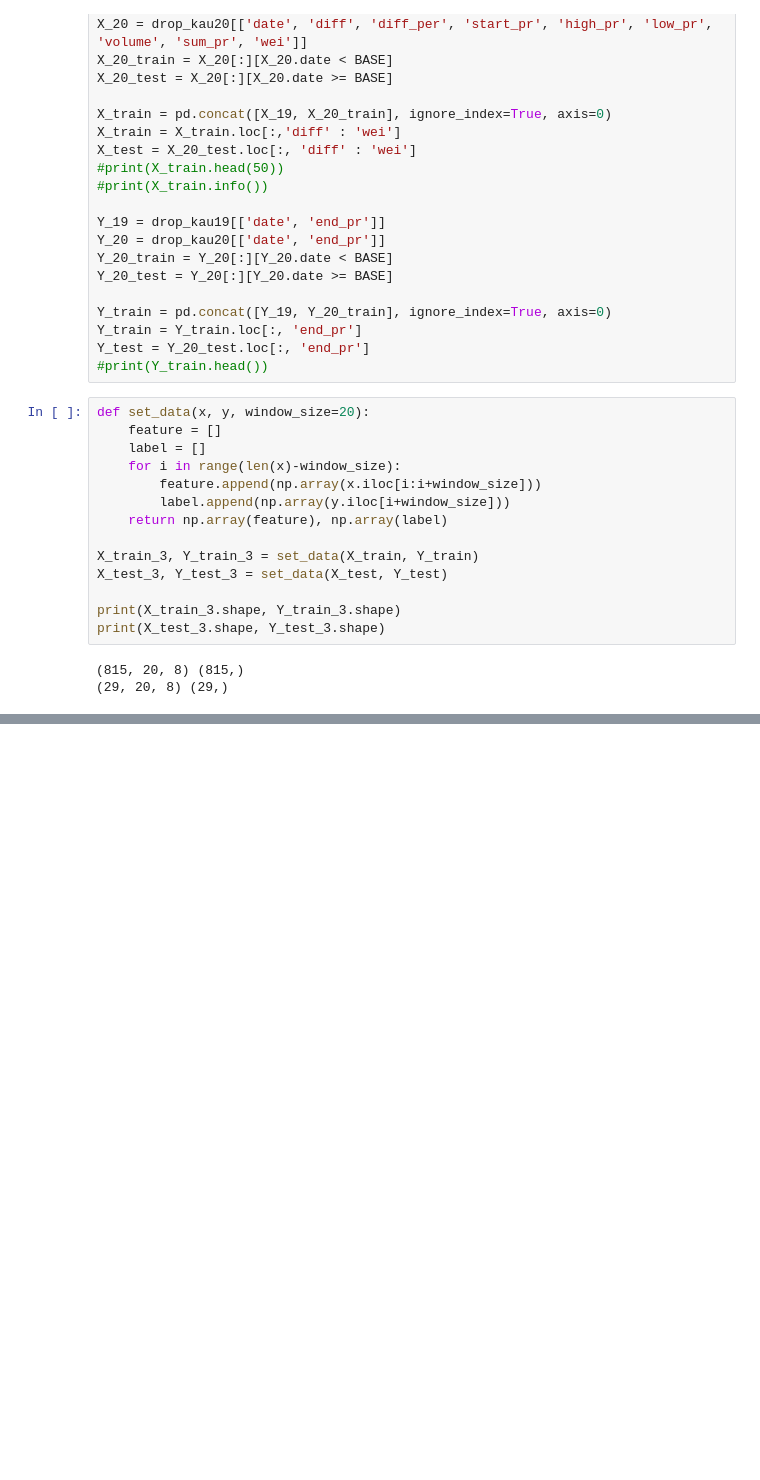
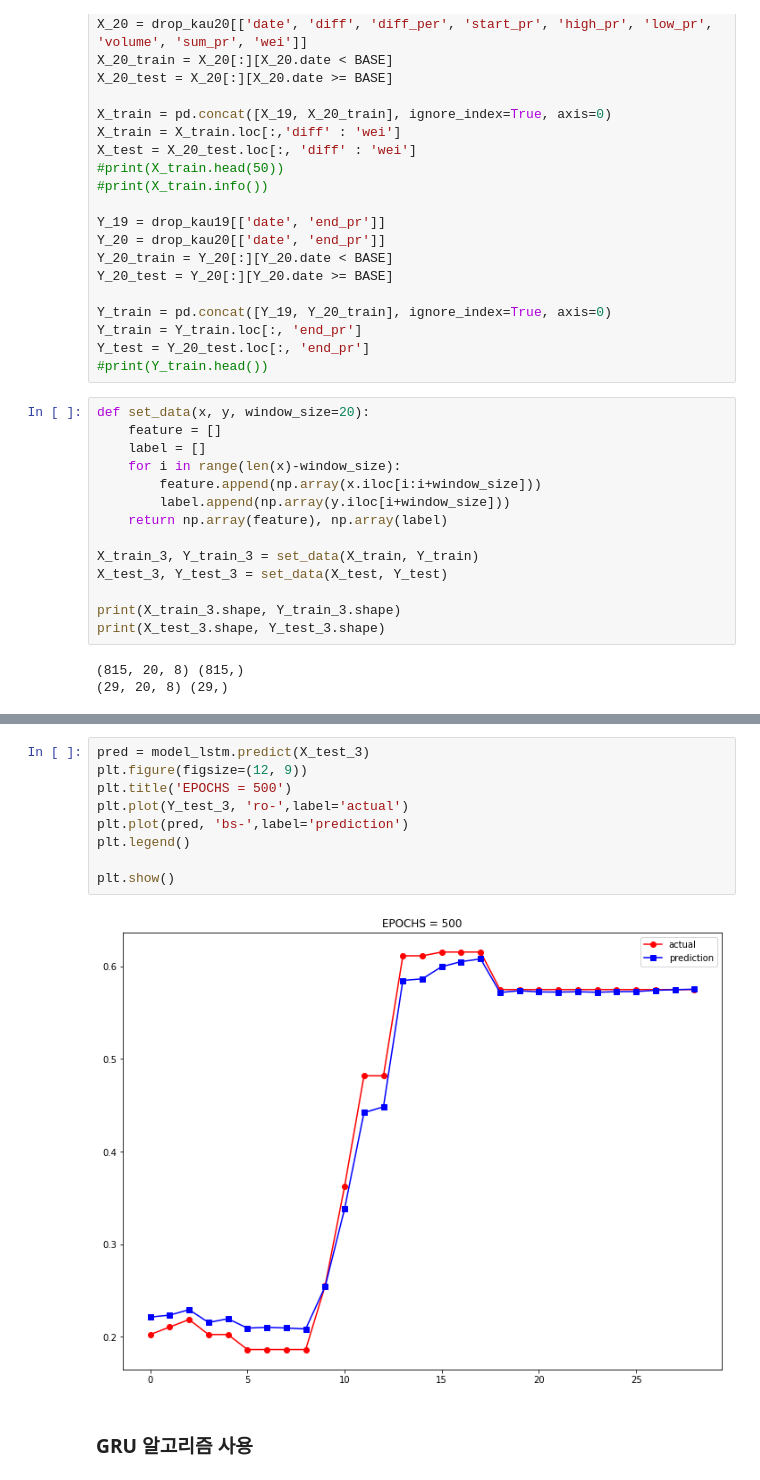
Before and after one commit to hooNpk/ML_practice, a Jupyter notebook: carbon/박정훈_2016313844_기말프로젝트.ipynb, the cells around one changed output, grey strips where cells are left out. Cells and saved outputs as stored; diff of their text form; blank space fills up the shorter version.

```diff
--- a/carbon/박정훈_2016313844_기말프로젝트.ipynb
+++ b/carbon/박정훈_2016313844_기말프로젝트.ipynb
@@ -246,0 +276,13 @@ None
+# %%
+pred = model_lstm.predict(X_test_3)
+plt.figure(figsize=(12, 9))
+plt.title('EPOCHS = 500')
+plt.plot(Y_test_3, 'ro-',label='actual')
+plt.plot(pred, 'bs-',label='prediction')
+plt.legend()
+
+plt.show()
+# %% [output]
+[figure, added]
+# %% [markdown]
+### GRU 알고리즘 사용
```
Also changed, not shown: parts of 9 cells of this notebook, 1 other file.
